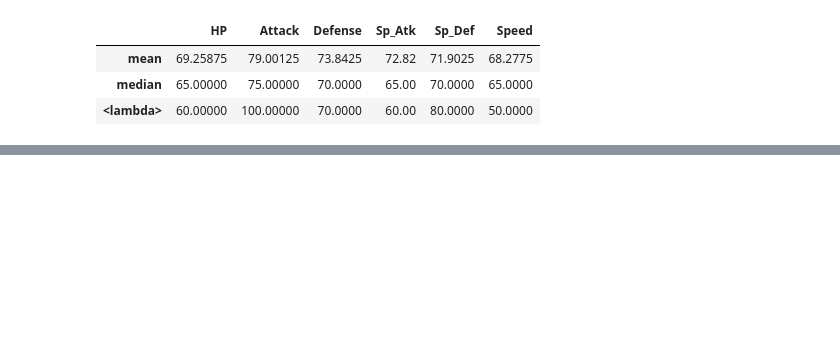
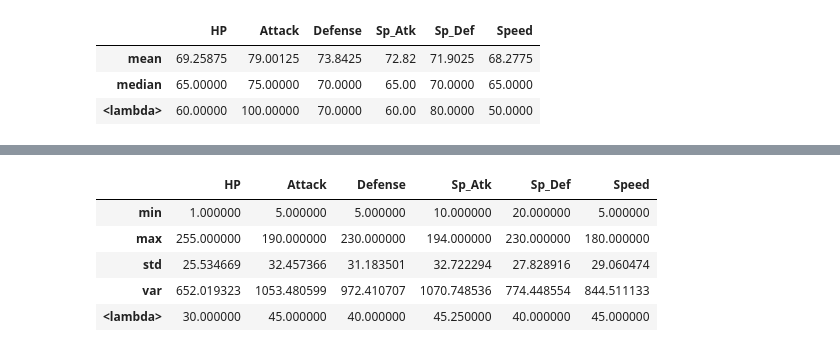
Before and after one commit to et586-estatistica/intro-data-analysis-lucasmorais6, a Jupyter notebook: atividade1.ipynb, the cells around one changed output, grey strips where cells are left out. Saved outputs shown, nothing was run; the diff lists cells and outputs as text; code cells hidden in the pictures; blank space fills up the shorter version.

```diff
--- a/atividade1.ipynb
+++ b/atividade1.ipynb
@@ -578,0 +592,9 @@ df_pokemon[stats_cols].agg(['mean', 'median', lambda x: x.mode().iloc[0]])
+# %%
+df_pokemon[stats_cols].agg(['min', 'max', 'std', 'var', lambda x: x.quantile(0.75) - x.quantile(0.25)])
+# %% [output]
+|  | HP | Attack | Defense | Sp_Atk | Sp_Def | Speed |
+| min | 1.000000 | 5.000000 | 5.000000 | 10.000000 | 20.000000 | 5.000000 |
+| max | 255.000000 | 190.000000 | 230.000000 | 194.000000 | 230.000000 | 180.000000 |
+| std | 25.534669 | 32.457366 | 31.183501 | 32.722294 | 27.828916 | 29.060474 |
+| var | 652.019323 | 1053.480599 | 972.410707 | 1070.748536 | 774.448554 | 844.511133 |
+| <lambda> | 30.000000 | 45.000000 | 40.000000 | 45.250000 | 40.000000 | 45.000000 |
```
Also changed, not shown: parts of 20 cells of this notebook.
